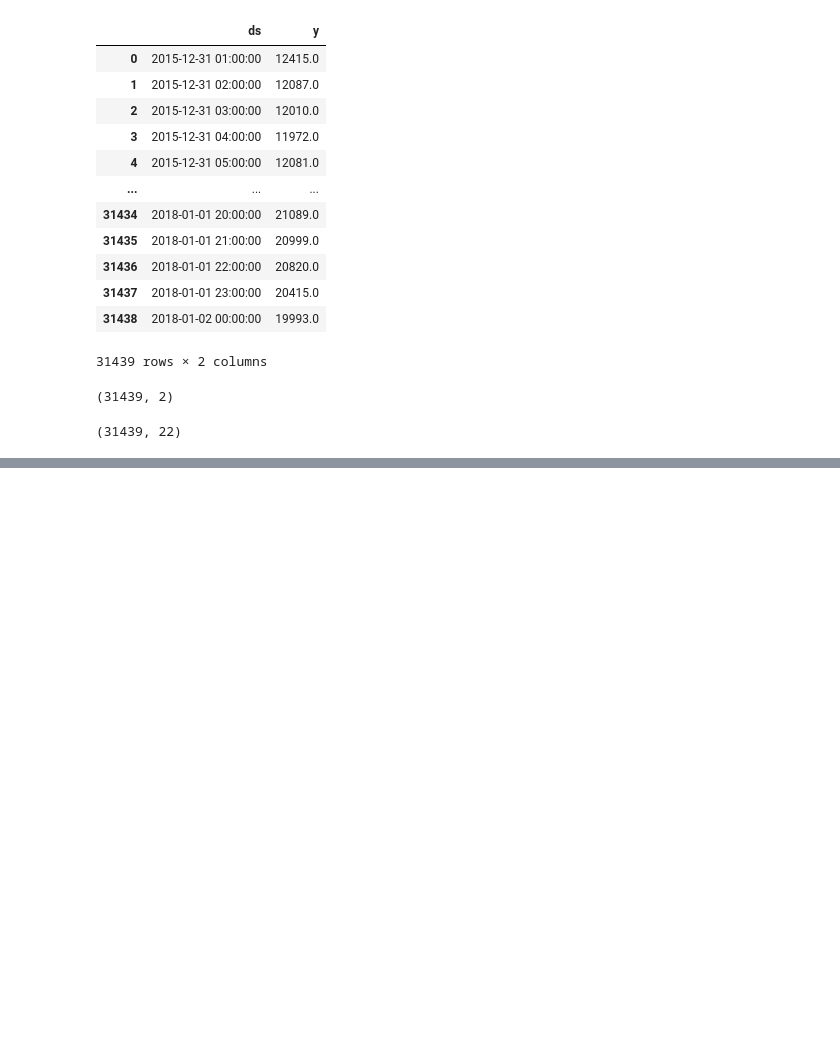
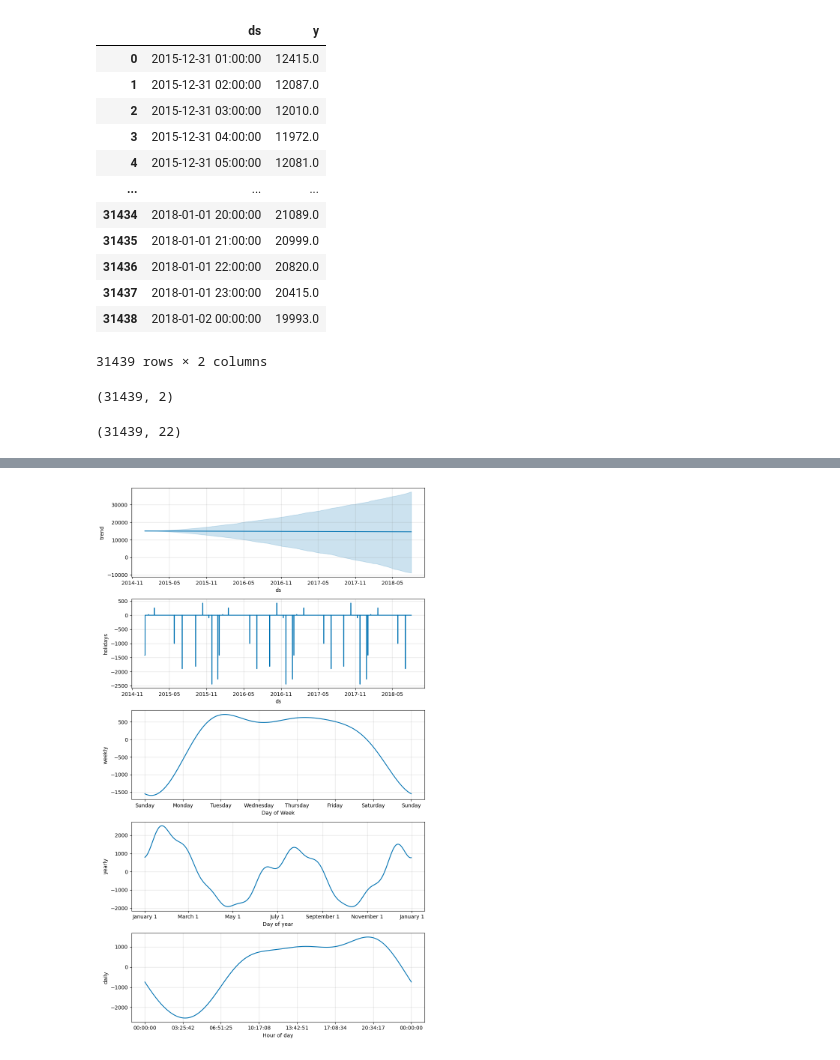
Before and after one commit to Ds2023/Time_Series_Prophet, a Jupyter notebook: time.ipynb, the cells around one changed output, grey strips where cells are left out. Drawn from its saved outputs; the diff is of its cells as text; code cells hidden in the pictures; blank space fills up the shorter version.

```diff
--- a/time.ipynb
+++ b/time.ipynb
@@ -292,0 +324,9 @@ fig = model.plot(prophet_test_pred, ax=ax)
+# %%
+cal = calendar()
+# %%
+holidays = cal.holidays(start=df.index.min(),
+                        end=df.index.max(),
+                        return_name=True)
+holiday_df = pd.DataFrame(data=holidays,
+                          columns=['holiday'])
+holiday_df = holiday_df.reset_index().rename(columns={'index':'ds'})
@@ -292,0 +342,4 @@ fig = model.plot(prophet_test_pred, ax=ax)
+# %%
+%%time
+model_with_holz = Prophet(holidays=holiday_df)
+model_with_holz.fit(train_prophet)
@@ -292,0 +352,9 @@ fig = model.plot(prophet_test_pred, ax=ax)
+# %%
+# Prediction
+
+holz_forecast = model_with_holz.predict(test_prophet)
+# %%
+model_with_holz.plot_components(holz_forecast)
+plt.show()
+# %% [output]
+[figure, added]
```
Also changed, not shown: parts of 23 cells of this notebook.
